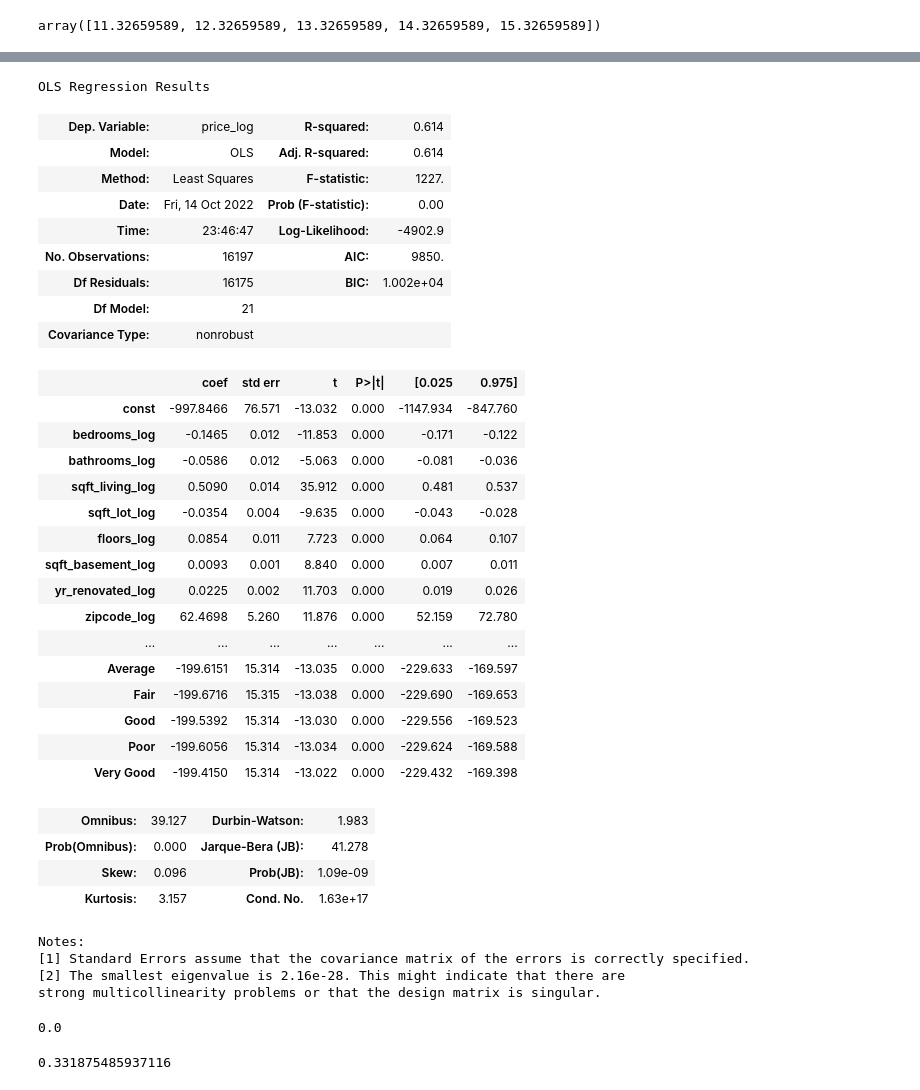
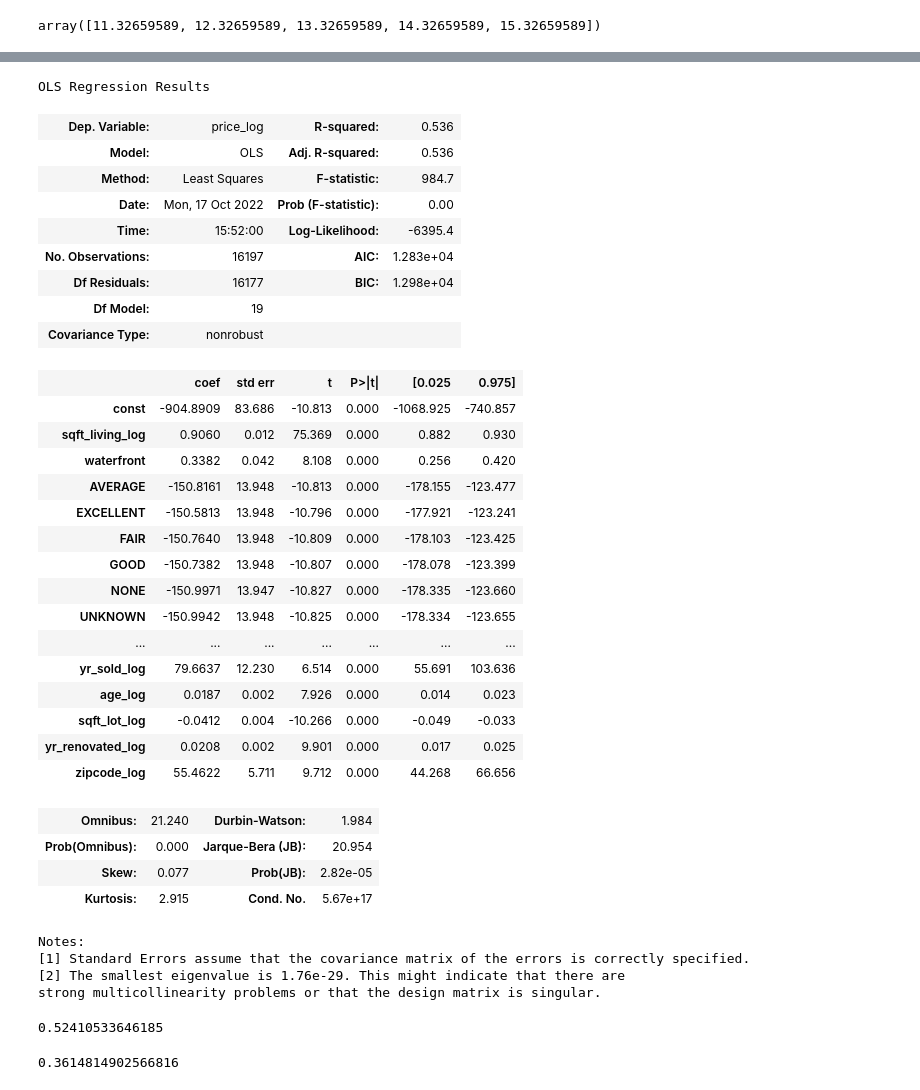
Before and after one commit to deepssharma/dsc-phase-2-project-v2-3, a Jupyter notebook: index.ipynb, the cells around one changed output, grey strips where cells are left out. Saved outputs shown, nothing was run; the diff lists cells and outputs as text; code cells hidden in the pictures.

```diff
--- a/index.ipynb
+++ b/index.ipynb
@@ -717,8 +778,8 @@ Validation score: 0.4595230000848154
 #            'sqft_lot_log','zipcode_log'
 #           ]
 features_5=['sqft_living_log','waterfront','AVERAGE','EXCELLENT','FAIR','GOOD','NONE','UNKNOWN',\
-           'Average','Fair','Good','Poor','Very Good','bedrooms_log','bathrooms_log','floors_log',\
-            'sqft_basement_log','yr_sold_log','age_log','grade_val_log',
+           'Average','Fair','Good','Poor','Very Good','bedrooms_log','floors_log',\
+            'sqft_basement_log','yr_sold_log','age_log',\
             'sqft_lot_log','yr_renovated_log','zipcode_log'\
            ]
 X_train_fifth_model = X_train[features_5]
@@ -867,8 +930,8 @@ X_test
 # %%
 model = LinearRegression()
-model.fit(X_train, y_train)
+model.fit(X_train_fifth_model, y_train)
 
-preds = model.predict(X_test)
+preds = model.predict(X_test_fifth_model)
 fig, ax = plt.subplots()
 
 perfect_line = np.arange(y_test.min(), y_test.max())
@@ -906,42 +969,38 @@ import statsmodels.api as sm
 # %%
-smodel=sm.OLS(y_train, sm.add_constant(X_train)).fit()
+smodel=sm.OLS(y_train, sm.add_constant(X_train_fifth_model)).fit()
 smodel.summary()
 # %% [output]
 OLS Regression Results
-| Dep. Variable: | price_log | R-squared: | 0.614 |
-| Model: | OLS | Adj. R-squared: | 0.614 |
-| Method: | Least Squares | F-statistic: | 1227. |
-| Date: | Fri, 14 Oct 2022 | Prob (F-statistic): | 0.00 |
-| Time: | 23:46:47 | Log-Likelihood: | -4902.9 |
-| No. Observations: | 16197 | AIC: | 9850. |
-| Df Residuals: | 16175 | BIC: | 1.002e+04 |
-| Df Model: | 21 |  |  |
+| Dep. Variable: | price_log | R-squared: | 0.536 |
+| Model: | OLS | Adj. R-squared: | 0.536 |
+| Method: | Least Squares | F-statistic: | 984.7 |
+| Date: | Mon, 17 Oct 2022 | Prob (F-statistic): | 0.00 |
+| Time: | 15:52:00 | Log-Likelihood: | -6395.4 |
+| No. Observations: | 16197 | AIC: | 1.283e+04 |
+| Df Residuals: | 16177 | BIC: | 1.298e+04 |
+| Df Model: | 19 |  |  |
 | Covariance Type: | nonrobust |  |  |
 |  | coef | std err | t | P>|t| | [0.025 | 0.975] |
-| const | -997.8466 | 76.571 | -13.032 | 0.000 | -1147.934 | -847.760 |
-| bedrooms_log | -0.1465 | 0.012 | -11.853 | 0.000 | -0.171 | -0.122 |
-| bathrooms_log | -0.0586 | 0.012 | -5.063 | 0.000 | -0.081 | -0.036 |
-| sqft_living_log | 0.5090 | 0.014 | 35.912 | 0.000 | 0.481 | 0.537 |
-| sqft_lot_log | -0.0354 | 0.004 | -9.635 | 0.000 | -0.043 | -0.028 |
-| floors_log | 0.0854 | 0.011 | 7.723 | 0.000 | 0.064 | 0.107 |
-| sqft_basement_log | 0.0093 | 0.001 | 8.840 | 0.000 | 0.007 | 0.011 |
-| yr_renovated_log | 0.0225 | 0.002 | 11.703 | 0.000 | 0.019 | 0.026 |
-| zipcode_log | 62.4698 | 5.260 | 11.876 | 0.000 | 52.159 | 72.780 |
+| const | -904.8909 | 83.686 | -10.813 | 0.000 | -1068.925 | -740.857 |
+| sqft_living_log | 0.9060 | 0.012 | 75.369 | 0.000 | 0.882 | 0.930 |
+| waterfront | 0.3382 | 0.042 | 8.108 | 0.000 | 0.256 | 0.420 |
+| AVERAGE | -150.8161 | 13.948 | -10.813 | 0.000 | -178.155 | -123.477 |
+| EXCELLENT | -150.5813 | 13.948 | -10.796 | 0.000 | -177.921 | -123.241 |
+| FAIR | -150.7640 | 13.948 | -10.809 | 0.000 | -178.103 | -123.425 |
+| GOOD | -150.7382 | 13.948 | -10.807 | 0.000 | -178.078 | -123.399 |
+| NONE | -150.9971 | 13.947 | -10.827 | 0.000 | -178.335 | -123.660 |
+| UNKNOWN | -150.9942 | 13.948 | -10.825 | 0.000 | -178.334 | -123.655 |
 | ... | ... | ... | ... | ... | ... | ... |
-| Average | -199.6151 | 15.314 | -13.035 | 0.000 | -229.633 | -169.597 |
-| Fair | -199.6716 | 15.315 | -13.038 | 0.000 | -229.690 | -169.653 |
-| Good | -199.5392 | 15.314 | -13.030 | 0.000 | -229.556 | -169.523 |
-| Poor | -199.6056 | 15.314 | -13.034 | 0.000 | -229.624 | -169.588 |
-| Very Good | -199.4150 | 15.314 | -13.022 | 0.000 | -229.432 | -169.398 |
+| yr_sold_log | 79.6637 | 12.230 | 6.514 | 0.000 | 55.691 | 103.636 |
+| age_log | 0.0187 | 0.002 | 7.926 | 0.000 | 0.014 | 0.023 |
+| sqft_lot_log | -0.0412 | 0.004 | -10.266 | 0.000 | -0.049 | -0.033 |
+| yr_renovated_log | 0.0208 | 0.002 | 9.901 | 0.000 | 0.017 | 0.025 |
+| zipcode_log | 55.4622 | 5.711 | 9.712 | 0.000 | 44.268 | 66.656 |
-| Omnibus: | 39.127 | Durbin-Watson: | 1.983 |
-| Prob(Omnibus): | 0.000 | Jarque-Bera (JB): | 41.278 |
-| Skew: | 0.096 | Prob(JB): | 1.09e-09 |
-| Kurtosis: | 3.157 | Cond. No. | 1.63e+17 |
+| Omnibus: | 21.240 | Durbin-Watson: | 1.984 |
+| Prob(Omnibus): | 0.000 | Jarque-Bera (JB): | 20.954 |
+| Skew: | 0.077 | Prob(JB): | 2.82e-05 |
+| Kurtosis: | 2.915 | Cond. No. | 5.67e+17 |
 Notes:
 [1] Standard Errors assume that the covariance matrix of the errors is correctly specified.
-[2] The smallest eigenvalue is 2.16e-28. This might indicate that there are
+[2] The smallest eigenvalue is 1.76e-29. This might indicate that there are
 strong multicollinearity problems or that the design matrix is singular.
-# %%
-10**(-997.8466)
-# %% [output]
-0.0
@@ -948,8 +1009,14 @@ strong multicollinearity problems or that the design matrix is singular.
+# %%
+final_model.fit(X_train_fifth_model,y_train)
+
+final_model.score(X_test_fifth_model, y_test)
+# %% [output]
+0.52410533646185
 # %%
 from sklearn.metrics import mean_squared_error
 
-mean_squared_error(y_test, fifth_model.predict(X_test), squared=False)
+mean_squared_error(y_test, final_model.predict(X_test_fifth_model), squared=False)
 # %% [output]
-0.331875485937116
+0.3614814902566816
 # %%
 fig = plt.figure(figsize=(15,8))
```
Also changed, not shown: parts of 54 cells of this notebook, 2 other files.
